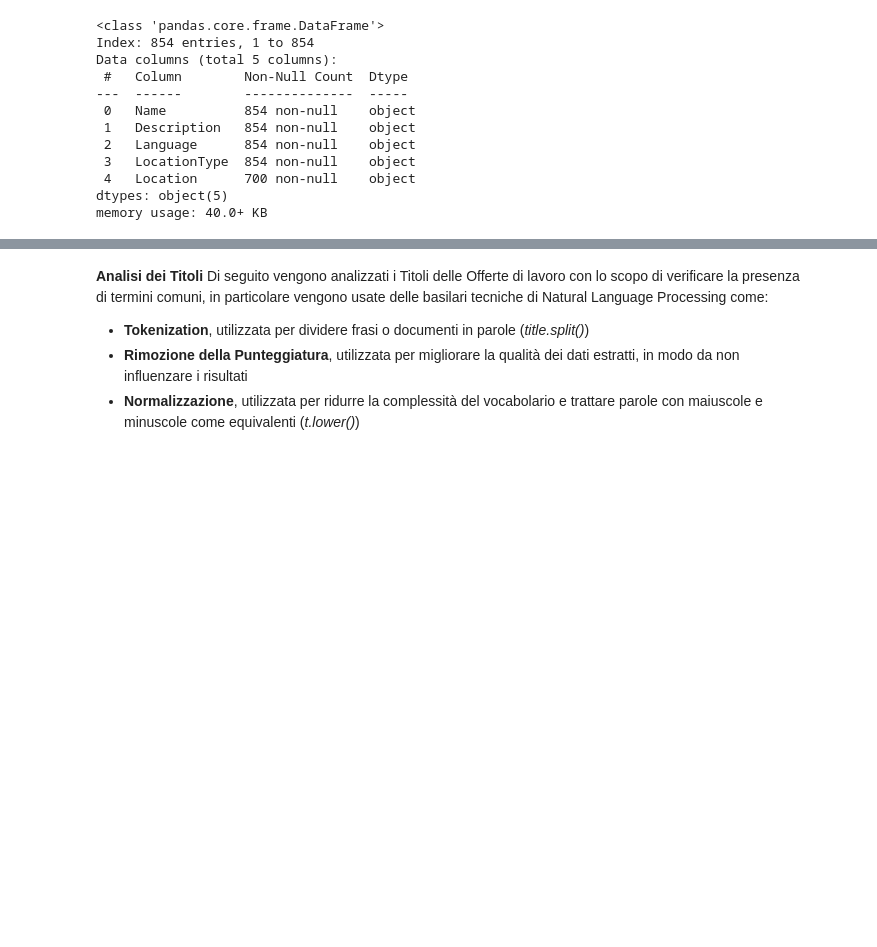
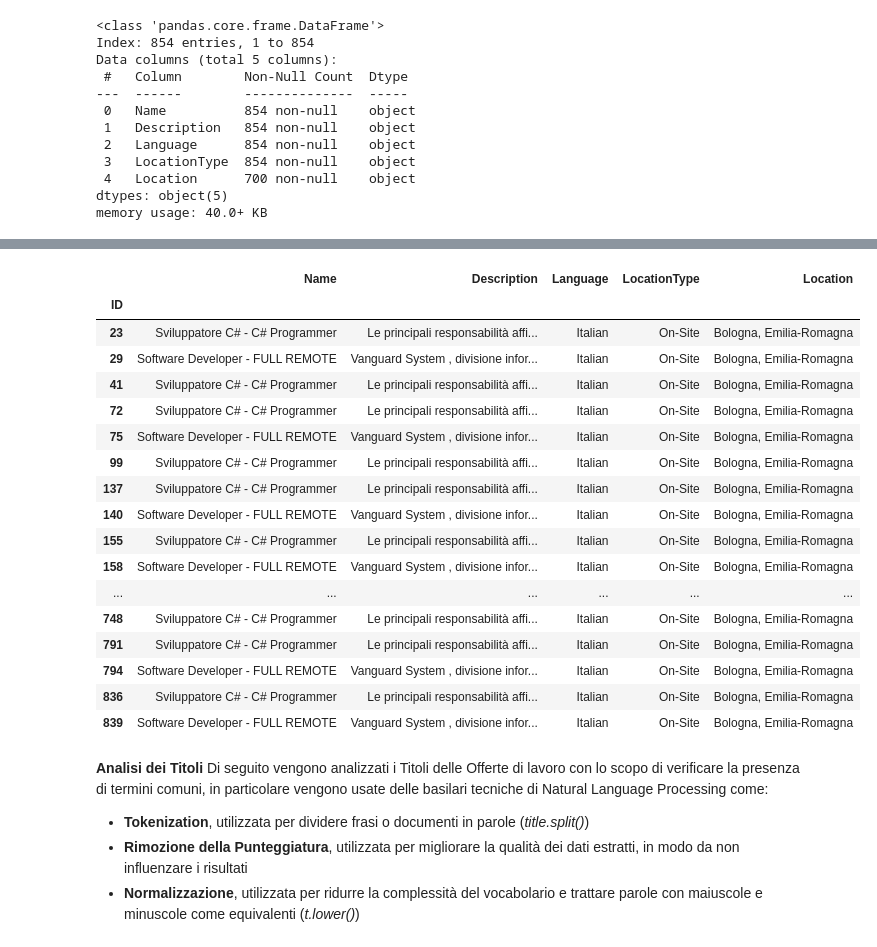
Before and after one commit to antoninoLorenzo/RecommenderSystem_TC, a Jupyter notebook: demo/notebooks/offers.ipynb, the cells around one changed output, grey strips where cells are left out. Drawn from its saved outputs; the diff is of its cells as text; code cells hidden in the pictures; blank space fills up the shorter version.

```diff
--- a/demo/notebooks/offers.ipynb
+++ b/demo/notebooks/offers.ipynb
@@ -61,3 +64,28 @@ memory usage: 40.0+ KB
+# %%
+example_city = "Bologna"
+
+onsite_offers = offers_frame[offers_frame["Location"].notna()]
+geo_syn = onsite_offers.Location.map(lambda text: example_city in text)
+onsite_offers[geo_syn]
+# %% [output]
+|  | Name | Description | Language | LocationType | Location |
+| ID |  |  |  |  |  |
+| 23 | Sviluppatore C# - C# Programmer | Le principali responsabilità affi... | Italian | On-Site | Bologna, Emilia-Romagna |
+| 29 | Software Developer - FULL REMOTE | Vanguard System , divisione infor... | Italian | On-Site | Bologna, Emilia-Romagna |
+| 41 | Sviluppatore C# - C# Programmer | Le principali responsabilità affi... | Italian | On-Site | Bologna, Emilia-Romagna |
+| 72 | Sviluppatore C# - C# Programmer | Le principali responsabilità affi... | Italian | On-Site | Bologna, Emilia-Romagna |
+| 75 | Software Developer - FULL REMOTE | Vanguard System , divisione infor... | Italian | On-Site | Bologna, Emilia-Romagna |
+| 99 | Sviluppatore C# - C# Programmer | Le principali responsabilità affi... | Italian | On-Site | Bologna, Emilia-Romagna |
+| 137 | Sviluppatore C# - C# Programmer | Le principali responsabilità affi... | Italian | On-Site | Bologna, Emilia-Romagna |
+| 140 | Software Developer - FULL REMOTE | Vanguard System , divisione infor... | Italian | On-Site | Bologna, Emilia-Romagna |
+| 155 | Sviluppatore C# - C# Programmer | Le principali responsabilità affi... | Italian | On-Site | Bologna, Emilia-Romagna |
+| 158 | Software Developer - FULL REMOTE | Vanguard System , divisione infor... | Italian | On-Site | Bologna, Emilia-Romagna |
+| ... | ... | ... | ... | ... | ... |
+| 748 | Sviluppatore C# - C# Programmer | Le principali responsabilità affi... | Italian | On-Site | Bologna, Emilia-Romagna |
+| 791 | Sviluppatore C# - C# Programmer | Le principali responsabilità affi... | Italian | On-Site | Bologna, Emilia-Romagna |
+| 794 | Software Developer - FULL REMOTE | Vanguard System , divisione infor... | Italian | On-Site | Bologna, Emilia-Romagna |
+| 836 | Sviluppatore C# - C# Programmer | Le principali responsabilità affi... | Italian | On-Site | Bologna, Emilia-Romagna |
+| 839 | Software Developer - FULL REMOTE | Vanguard System , divisione infor... | Italian | On-Site | Bologna, Emilia-Romagna |
 # %% [markdown]
 **Analisi dei Titoli**
 Di seguito vengono analizzati i Titoli delle Offerte di lavoro con lo scopo di verificare la presenza di termini comuni, in particolare vengono usate delle basilari tecniche di Natural Language Processing come:
```
Also changed, not shown: parts of 1 cell of this notebook.
